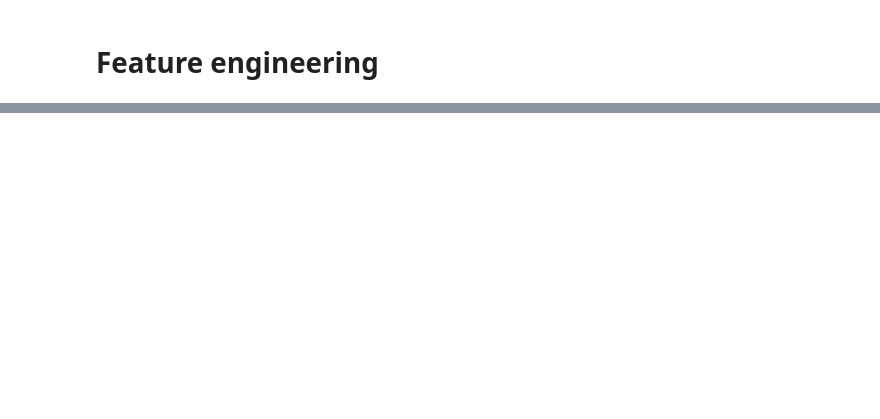
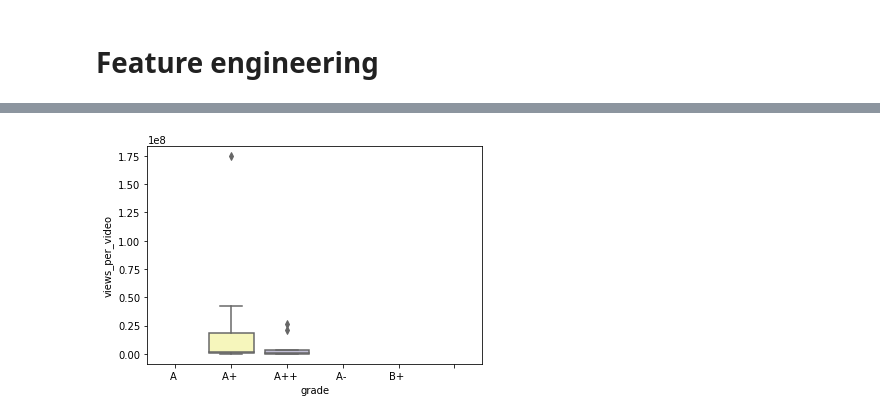
Before and after one commit to cholzkorn/data-science, a Jupyter notebook: sample-projects/python_youtube_top5000/top5000.ipynb, the cells around one changed output, grey strips where cells are left out. Saved outputs shown, nothing was run; the diff lists cells and outputs as text; code cells hidden in the pictures; blank space fills up the shorter version.

```diff
--- a/sample-projects/python_youtube_top5000/top5000.ipynb
+++ b/sample-projects/python_youtube_top5000/top5000.ipynb
@@ -98,0 +148,10 @@ import matplotlib.pyplot as plt
+# %%
+# Since that doesn't give us too much information, let's only look at the
+# top 100
+
+df30 = df.iloc[0:30]
+
+vpv_box30 = sns.boxplot(x=df30["grade"], y=pd.to_numeric(df30.views_per_video),
+                        palette="Set3")
+# %% [output]
+[figure, added]
```
Also changed, not shown: parts of 14 cells of this notebook.
